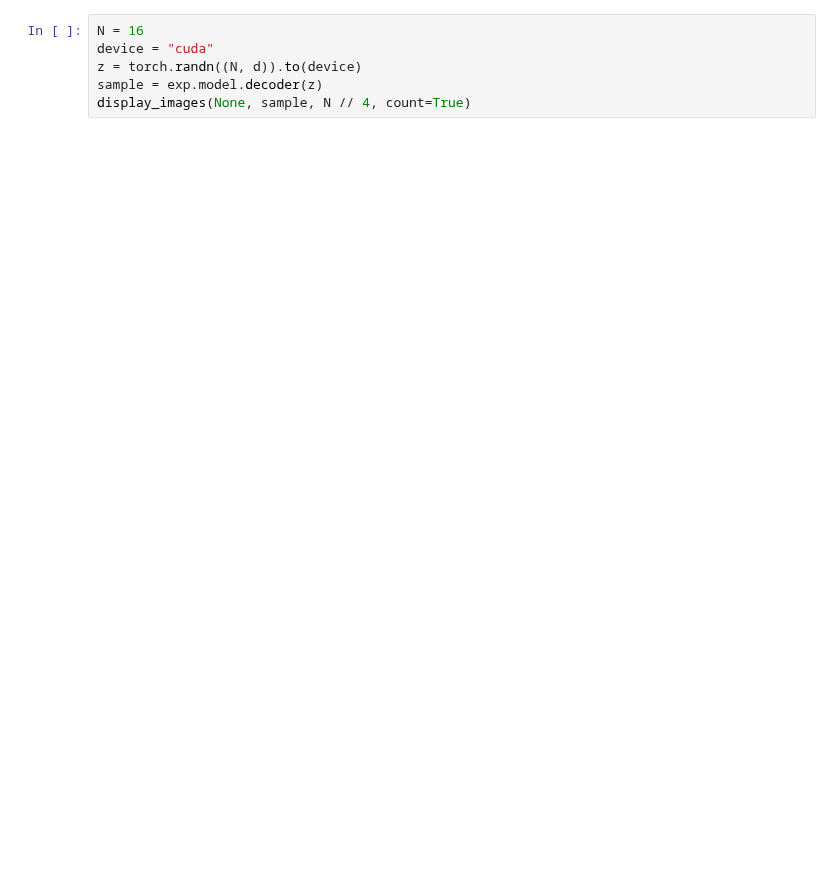
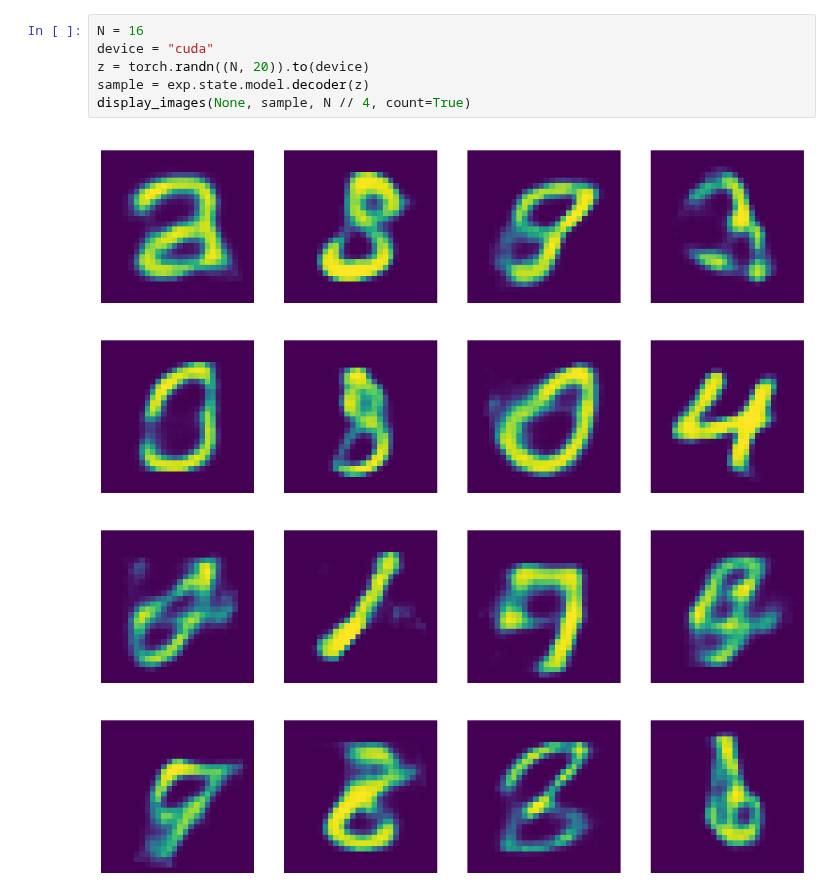
Before and after one commit to Atharva-Phatak/torchflare, a Jupyter notebook: examples/MNIST-VAE.ipynb, the cells around one changed output. Saved outputs shown, nothing was run; the diff lists cells and outputs as text; blank space fills up the shorter version.

```diff
--- a/examples/MNIST-VAE.ipynb
+++ b/examples/MNIST-VAE.ipynb
@@ -116,6 +153,11 @@ def display_images(in_, out, n=1, label=None, count=False):
 # %%
 N = 16
 device = "cuda"
-z = torch.randn((N, d)).to(device)
-sample = exp.model.decoder(z)
+z = torch.randn((N, 20)).to(device)
+sample = exp.state.model.decoder(z)
 display_images(None, sample, N // 4, count=True)
+# %% [output]
+[figure, added]
+[figure, added]
+[figure, added]
+[figure, added]
```
Also changed, not shown: parts of 13 cells of this notebook, 6 other files.
